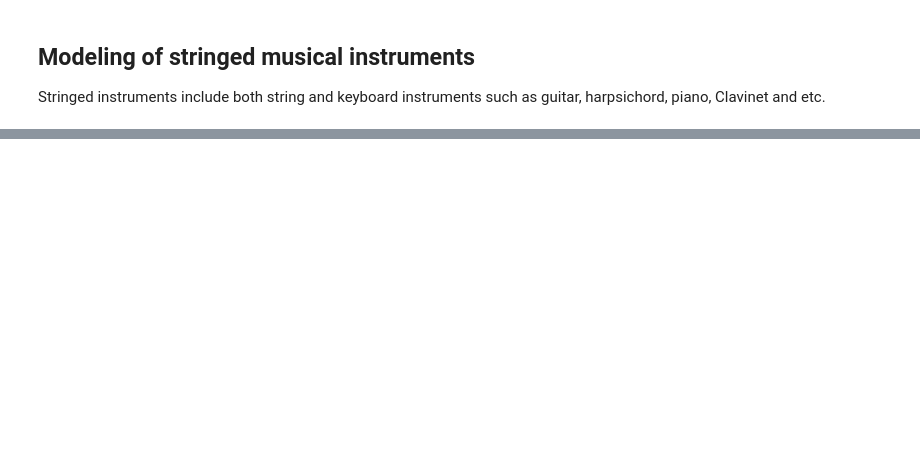
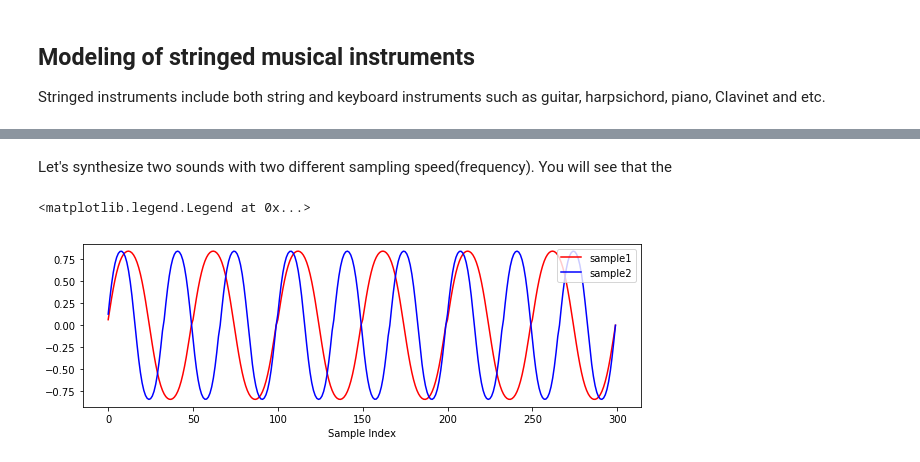
Before and after one commit to SuperShinyEyes/aalto-audio-signal-processing, a Jupyter notebook: learning-diaries/08_physics-based_sound_synthesis.ipynb, the cells around one changed output, grey strips where cells are left out. Cells and saved outputs as stored; diff of their text form; code cells hidden in the pictures; blank space fills up the shorter version.

```diff
--- a/learning-diaries/08_physics-based_sound_synthesis.ipynb
+++ b/learning-diaries/08_physics-based_sound_synthesis.ipynb
@@ -93,0 +119,41 @@ Stringed instruments include both string and keyboard instruments such as guitar
+# %%
+def synthesize(sampling_speed, wavetable, n_samples):
+    """Synthesize audio sample from wavetable.
+
+    Parameters
+    ----------
+    sampling_speed : int
+        Target frequency to be synthesized. The lower the sampling speed is,
+        the longer the period will be, i.e. low frequency.
+    wavetable : np.array
+    n_samples : int
+        Sample rate
+
+    Returns
+    -------
+    sample : array
+        Array of sample in the frequency, i.e. sampling_speed
+    """
+    samples = []
+    current_sample = 0
+    i = 1; j = 1
+    while len(samples) < n_samples:
+        current_sample += sampling_speed
+        current_sample = current_sample % wavetable.size
+        samples.append(wavetable[current_sample])
+        current_sample += 1
+
+    return np.array(samples)
+# %% [markdown]
+Let's synthesize two sounds with two different sampling speed(frequency). You will see that the
+# %%
+sample1 = synthesize(1, wavetable, 300)
+sample2 = synthesize(2, wavetable, 300)
+plt.figure(figsize=(10,3))
+plt.plot(sample1, 'r', label='sample1')
+plt.plot(sample2, 'b', label='sample2')
+plt.xlabel('Sample Index')
+plt.legend(loc='upper right')
+# %% [output]
+<matplotlib.legend.Legend at 0x...>
+[figure, added]
```
Also changed, not shown: parts of 34 cells of this notebook, 2 other files.
